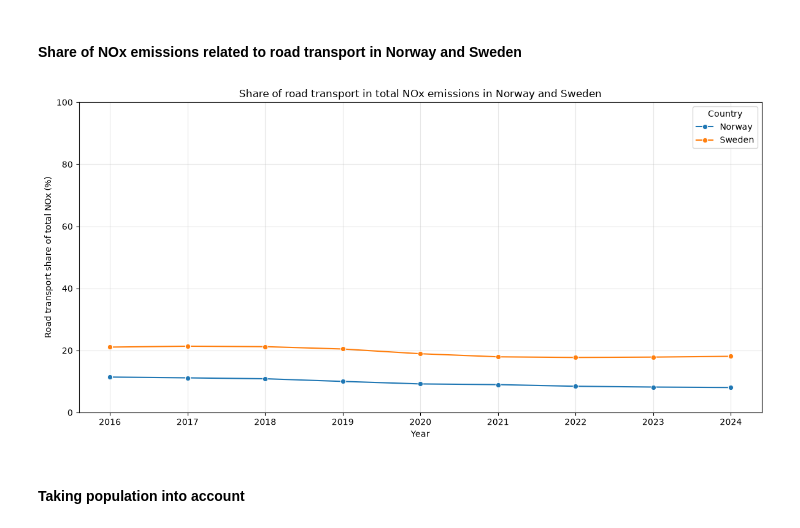
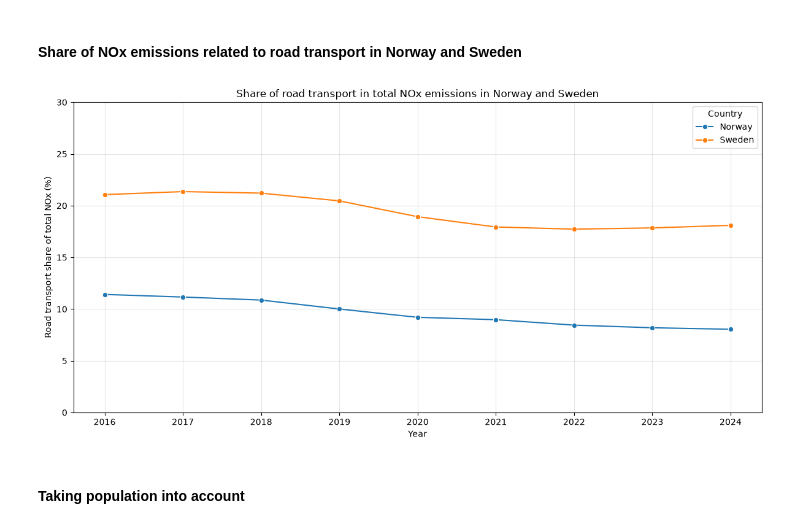
Before and after one commit to Mxlrt69/Data_Science_Project, a Jupyter notebook: draft_bivariate.ipynb, the cells around one changed output. Drawn from its saved outputs; the diff is of its cells as text; code cells hidden in the pictures.

```diff
--- a/draft_bivariate.ipynb
+++ b/draft_bivariate.ipynb
@@ -867,24 +1254,24 @@ final_NOx_df.head()
 # %%
 plt.figure(figsize=(12, 6))
 
 sns.lineplot(
     data=final_NOx_df_N_S,
     x="year",
     y="Road_transport_share_pct",
     hue="country",
     marker="o"
 )
 
 plt.title("Share of road transport in total NOx emissions in Norway and Sweden")
 plt.xlabel("Year")
 plt.ylabel("Road transport share of total NOx (%)")
-plt.ylim(0, 100)
+plt.ylim(0, 30)
 plt.grid(True, alpha=0.3)
 plt.legend(title="Country")
 plt.tight_layout()
 plt.show()
 # %% [output]
-[figure, old version]
+[figure, new version]
 # %% [markdown]
 #### Taking population into account
 # %%
```
Also changed, not shown: parts of 9 cells of this notebook.
